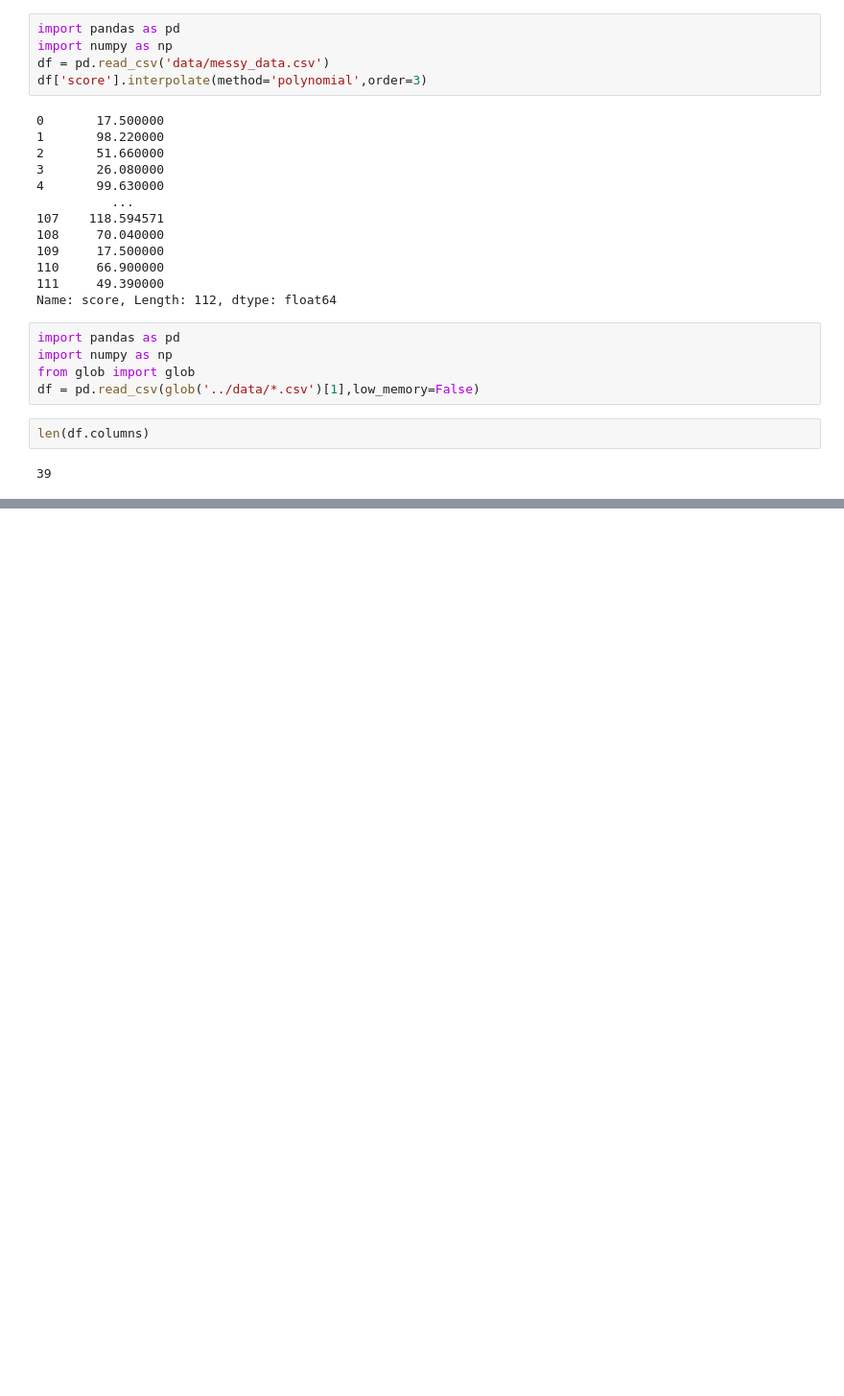
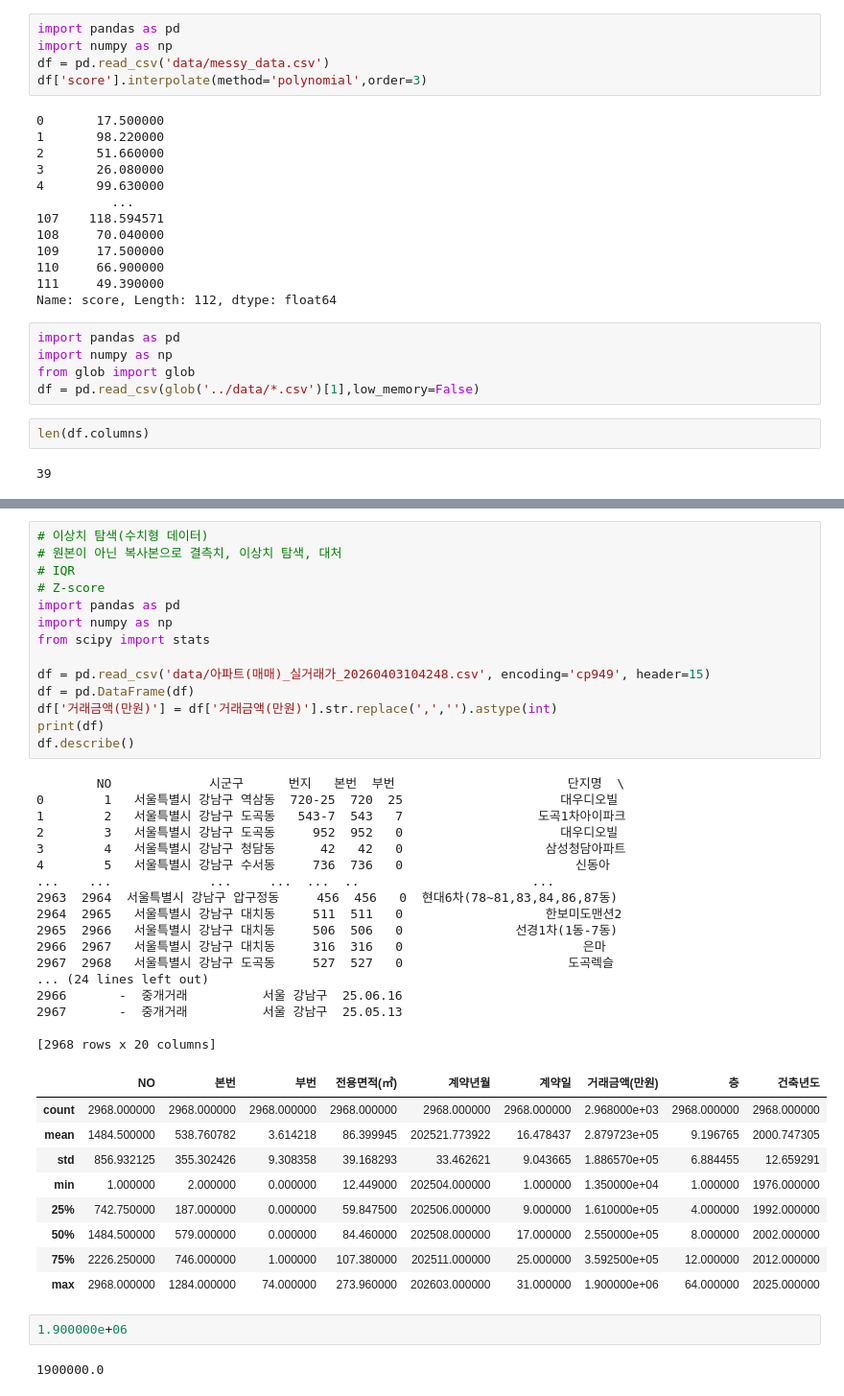
Before and after one commit to Jihun105/hun, a Jupyter notebook: pandas/processing_NaN/001.ipynb, the cells around one changed output, grey strips where cells are left out. Shown at 96% size. Drawn from its saved outputs; the diff is of its cells as text; blank space fills up the shorter version.

```diff
--- a/pandas/processing_NaN/001.ipynb
+++ b/pandas/processing_NaN/001.ipynb
@@ -125,0 +194,45 @@ len(df.columns)
+# %%
+# 이상치 탐색(수치형 데이터)
+# 원본이 아닌 복사본으로 결측치, 이상치 탐색, 대처
+# IQR
+# Z-score
+import pandas as pd
+import numpy as np
+from scipy import stats
+
+df = pd.read_csv('data/아파트(매매)_실거래가_20260403104248.csv', encoding='cp949', header=15)
+df = pd.DataFrame(df)
+df['거래금액(만원)'] = df['거래금액(만원)'].str.replace(',','').astype(int)
+print(df)
+df.describe()
+# %% [output]
+        NO             시군구      번지   본번  부번                       단지명  \
+0        1   서울특별시 강남구 역삼동  720-25  720  25                     대우디오빌
+1        2   서울특별시 강남구 도곡동   543-7  543   7                  도곡1차아이파크
+2        3   서울특별시 강남구 도곡동     952  952   0                     대우디오빌
+3        4   서울특별시 강남구 청담동      42   42   0                   삼성청담아파트
+4        5   서울특별시 강남구 수서동     736  736   0                       신동아
+...    ...             ...     ...  ...  ..                       ...
+2963  2964  서울특별시 강남구 압구정동     456  456   0  현대6차(78~81,83,84,86,87동)
+2964  2965   서울특별시 강남구 대치동     511  511   0                   한보미도맨션2
+2965  2966   서울특별시 강남구 대치동     506  506   0               선경1차(1동-7동)
+2966  2967   서울특별시 강남구 대치동     316  316   0                        은마
+2967  2968   서울특별시 강남구 도곡동     527  527   0                      도곡렉슬
+... (24 lines left out)
+2966       -  중개거래          서울 강남구  25.06.16
+2967       -  중개거래          서울 강남구  25.05.13
+
+[2968 rows x 20 columns]
+|  | NO | 본번 | 부번 | 전용면적(㎡) | 계약년월 | 계약일 | 거래금액(만원) | 층 | 건축년도 |
+| count | 2968.000000 | 2968.000000 | 2968.000000 | 2968.000000 | 2968.000000 | 2968.000000 | 2.968000e+03 | 2968.000000 | 2968.000000 |
+| mean | 1484.500000 | 538.760782 | 3.614218 | 86.399945 | 202521.773922 | 16.478437 | 2.879723e+05 | 9.196765 | 2000.747305 |
+| std | 856.932125 | 355.302426 | 9.308358 | 39.168293 | 33.462621 | 9.043665 | 1.886570e+05 | 6.884455 | 12.659291 |
+| min | 1.000000 | 2.000000 | 0.000000 | 12.449000 | 202504.000000 | 1.000000 | 1.350000e+04 | 1.000000 | 1976.000000 |
+| 25% | 742.750000 | 187.000000 | 0.000000 | 59.847500 | 202506.000000 | 9.000000 | 1.610000e+05 | 4.000000 | 1992.000000 |
+| 50% | 1484.500000 | 579.000000 | 0.000000 | 84.460000 | 202508.000000 | 17.000000 | 2.550000e+05 | 8.000000 | 2002.000000 |
+| 75% | 2226.250000 | 746.000000 | 1.000000 | 107.380000 | 202511.000000 | 25.000000 | 3.592500e+05 | 12.000000 | 2012.000000 |
+| max | 2968.000000 | 1284.000000 | 74.000000 | 273.960000 | 202603.000000 | 31.000000 | 1.900000e+06 | 64.000000 | 2025.000000 |
+# %%
+1.900000e+06
+# %% [output]
+1900000.0
```
Also changed, not shown: parts of 15 cells of this notebook, 30 other files.
